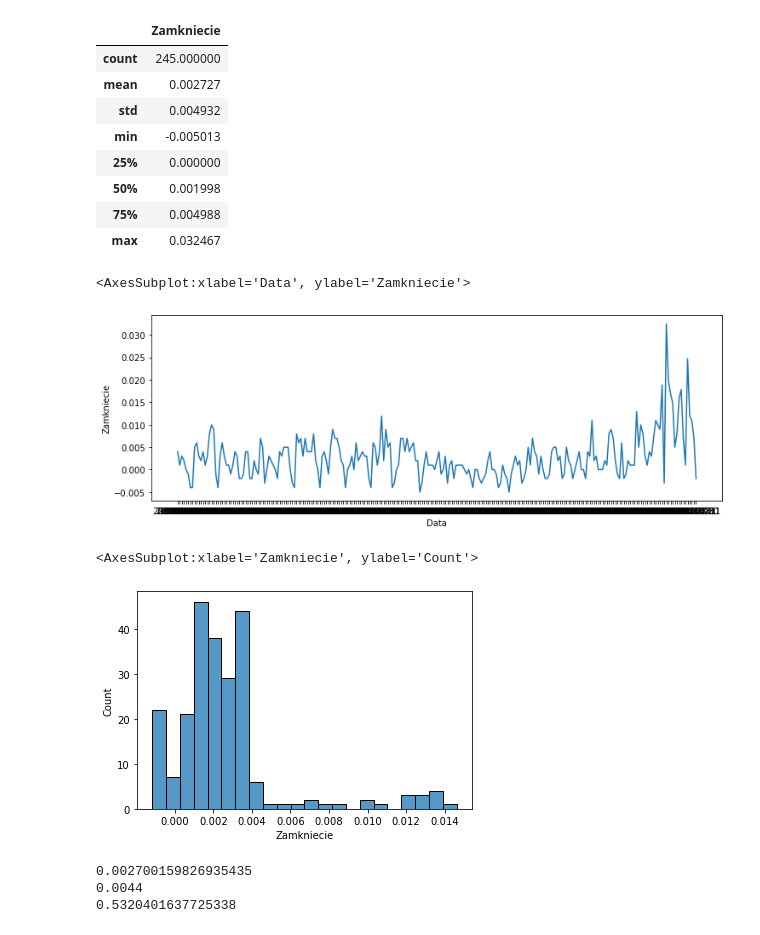
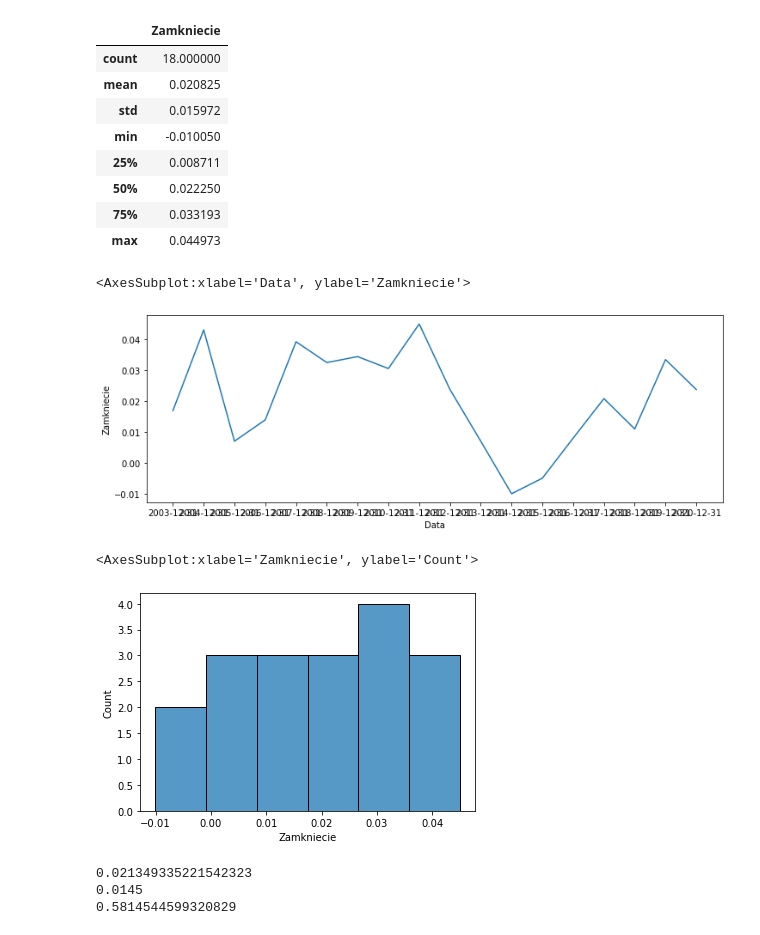
Before and after one commit to msz13/Goal-Based-Investing, a Jupyter notebook: esg/inflation.ipynb, the cells around one changed output. Saved outputs shown, nothing was run; the diff lists cells and outputs as text; code cells hidden in the pictures.

```diff
--- a/esg/inflation.ipynb
+++ b/esg/inflation.ipynb
@@ -8,7 +8,7 @@ import pyesg
 import seaborn as sns
 import matplotlib.pyplot as plt
 # %%
-data = loadStooqData('cpimpl.m','1990-01-01','m')
+data = loadStooqData('cpiypl.m','1990-01-01','y')
 # %%
 def ornstein_uhlenbeck_params(series,period):
     lagged = series.shift(1).dropna()
@@ -26,7 +26,7 @@ def ornstein_uhlenbeck_params(series,period):
 
     return (u,sig,k)
 # %%
-cpi = data['2003-01-01':'2023-12-31'] / 100
+cpi = data['2003-01-01':'2020-12-31'] / 100
 cpi = np.log(cpi+1)
 cpi = cpi.reset_index()
 display(cpi.describe())
@@ -34,30 +34,30 @@ fig, ax = plt.subplots(figsize=(12,4))
 sns.lineplot(data=cpi,x='Data',y='Zamkniecie', ax=ax)
 # %% [output]
 |  | Zamkniecie |
-| count | 245.000000 |
-| mean | 0.002727 |
-| std | 0.004932 |
-| min | -0.005013 |
-| 25% | 0.000000 |
-| 50% | 0.001998 |
-| 75% | 0.004988 |
-| max | 0.032467 |
+| count | 18.000000 |
+| mean | 0.020825 |
+| std | 0.015972 |
+| min | -0.010050 |
+| 25% | 0.008711 |
+| 50% | 0.022250 |
+| 75% | 0.033193 |
+| max | 0.044973 |
 <AxesSubplot:xlabel='Data', ylabel='Zamkniecie'>
-[figure, old version]
+[figure, new version]
 # %%
-sns.histplot(data=cpi['Zamkniecie'].rolling(12).mean())
+sns.histplot(data=cpi['Zamkniecie'])
 # %% [output]
 <AxesSubplot:xlabel='Zamkniecie', ylabel='Count'>
-[figure, old version]
+[figure, new version]
 # %%
 u,sig,k = ornstein_uhlenbeck_params(cpi,1)
 print(u)
 print(sig)
 print(k)
 # %% [output]
-0.002700159826935435
-0.0044
-0.5320401637725338
+0.021349335221542323
+0.0145
+0.5814544599320829
 # %%
 #moje param mu - 2,5%, sig, 1,5%, k- 0.k
 param_mu = u
```
Also changed, not shown: parts of 9 cells of this notebook, 3 other files.
